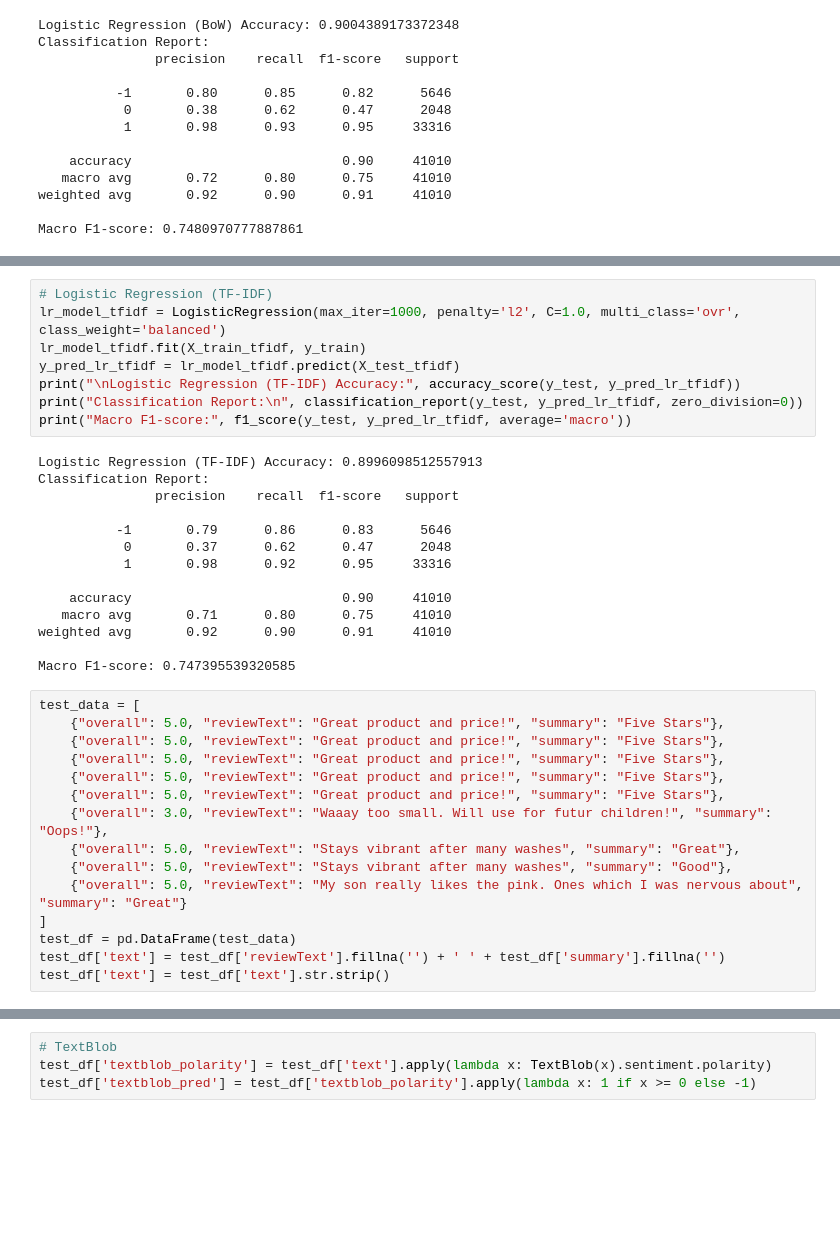
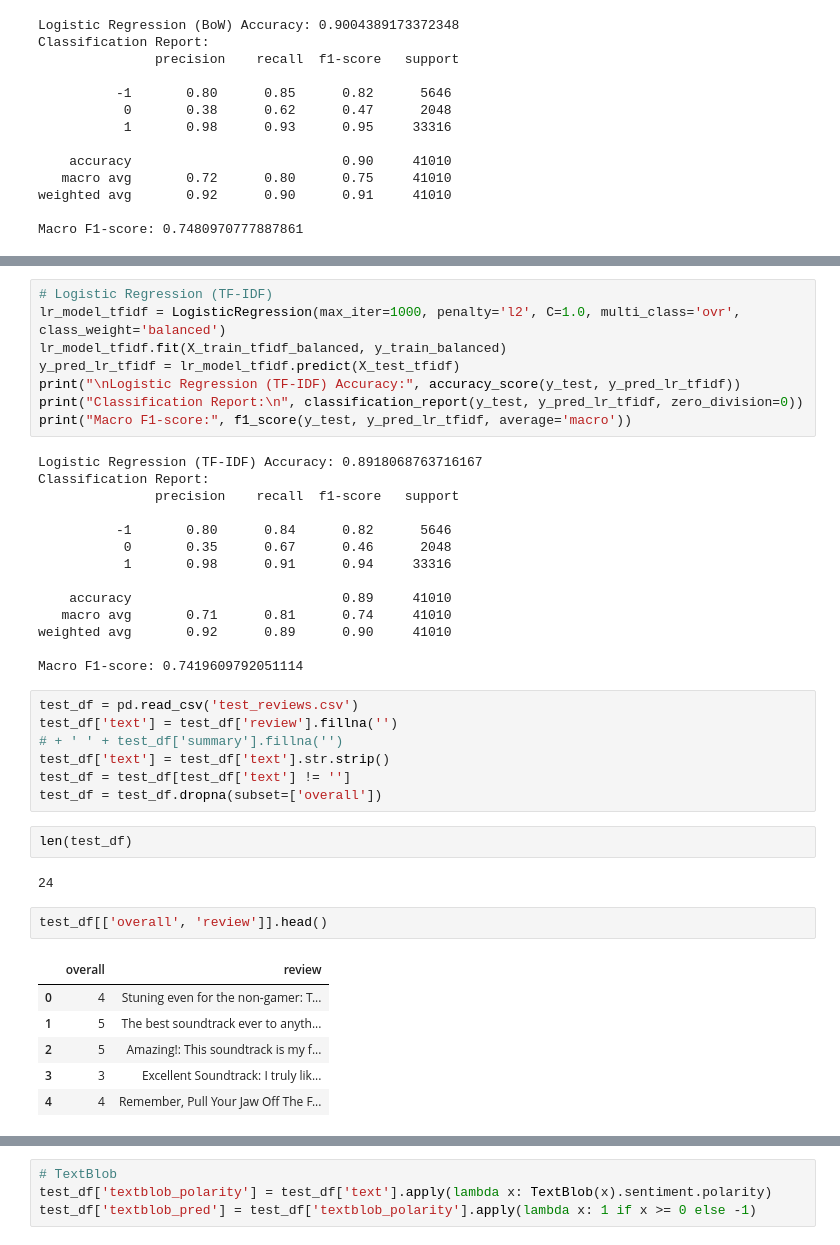
Before and after one commit to MinhAnhbietbay/SentimentAnalysis, a Jupyter notebook: Sentiment_Analysis.ipynb, the cells around one changed output, grey strips where cells are left out. Drawn from its saved outputs; the diff is of its cells as text; blank space fills up the shorter version.

```diff
--- a/Sentiment_Analysis.ipynb
+++ b/Sentiment_Analysis.ipynb
@@ -123,37 +153,42 @@ Macro F1-score: 0.7163094282970434
 # %%
 # Logistic Regression (TF-IDF)
 lr_model_tfidf = LogisticRegression(max_iter=1000, penalty='l2', C=1.0, multi_class='ovr', class_weight='balanced')
-lr_model_tfidf.fit(X_train_tfidf, y_train)
+lr_model_tfidf.fit(X_train_tfidf_balanced, y_train_balanced)
 y_pred_lr_tfidf = lr_model_tfidf.predict(X_test_tfidf)
 print("\nLogistic Regression (TF-IDF) Accuracy:", accuracy_score(y_test, y_pred_lr_tfidf))
 print("Classification Report:\n", classification_report(y_test, y_pred_lr_tfidf, zero_division=0))
 print("Macro F1-score:", f1_score(y_test, y_pred_lr_tfidf, average='macro'))
 # %% [output]
-Logistic Regression (TF-IDF) Accuracy: 0.8996098512557913
+Logistic Regression (TF-IDF) Accuracy: 0.8918068763716167
 Classification Report:
                precision    recall  f1-score   support
 
-          -1       0.79      0.86      0.83      5646
-           0       0.37      0.62      0.47      2048
-           1       0.98      0.92      0.95     33316
+          -1       0.80      0.84      0.82      5646
+           0       0.35      0.67      0.46      2048
+           1       0.98      0.91      0.94     33316
 
-    accuracy                           0.90     41010
-   macro avg       0.71      0.80      0.75     41010
-weighted avg       0.92      0.90      0.91     41010
+    accuracy                           0.89     41010
+   macro avg       0.71      0.81      0.74     41010
+weighted avg       0.92      0.89      0.90     41010
 
-Macro F1-score: 0.747395539320585
+Macro F1-score: 0.7419609792051114
 # %%
-test_data = [
-    {"overall": 5.0, "reviewText": "Great product and price!", "summary": "Five Stars"},
-    {"overall": 5.0, "reviewText": "Great product and price!", "summary": "Five Stars"},
-    {"overall": 5.0, "reviewText": "Great product and price!", "summary": "Five Stars"},
-    {"overall": 5.0, "reviewText": "Great product and price!", "summary": "Five Stars"},
-    {"overall": 5.0, "reviewText": "Great product and price!", "summary": "Five Stars"},
-    {"overall": 3.0, "reviewText": "Waaay too small. Will use for futur children!", "summary": "Oops!"},
-    {"overall": 5.0, "reviewText": "Stays vibrant after many washes", "summary": "Great"},
-    {"overall": 5.0, "reviewText": "Stays vibrant after many washes", "summary": "Good"},
-    {"overall": 5.0, "reviewText": "My son really likes the pink. Ones which I was nervous about", "summary": "Great"}
-]
-test_df = pd.DataFrame(test_data)
-test_df['text'] = test_df['reviewText'].fillna('') + ' ' + test_df['summary'].fillna('')
+test_df = pd.read_csv('test_reviews.csv')
+test_df['text'] = test_df['review'].fillna('')
+# + ' ' + test_df['summary'].fillna('')
 test_df['text'] = test_df['text'].str.strip()
+test_df = test_df[test_df['text'] != '']
+test_df = test_df.dropna(subset=['overall'])
+# %%
+len(test_df)
+# %% [output]
+24
+# %%
+test_df[['overall', 'review']].head()
+# %% [output]
+|  | overall | review |
+| 0 | 4 | Stuning even for the non-gamer: T... |
+| 1 | 5 | The best soundtrack ever to anyth... |
+| 2 | 5 | Amazing!: This soundtrack is my f... |
+| 3 | 3 | Excellent Soundtrack: I truly lik... |
+| 4 | 4 | Remember, Pull Your Jaw Off The F... |
```
Also changed, not shown: parts of 13 cells of this notebook.
